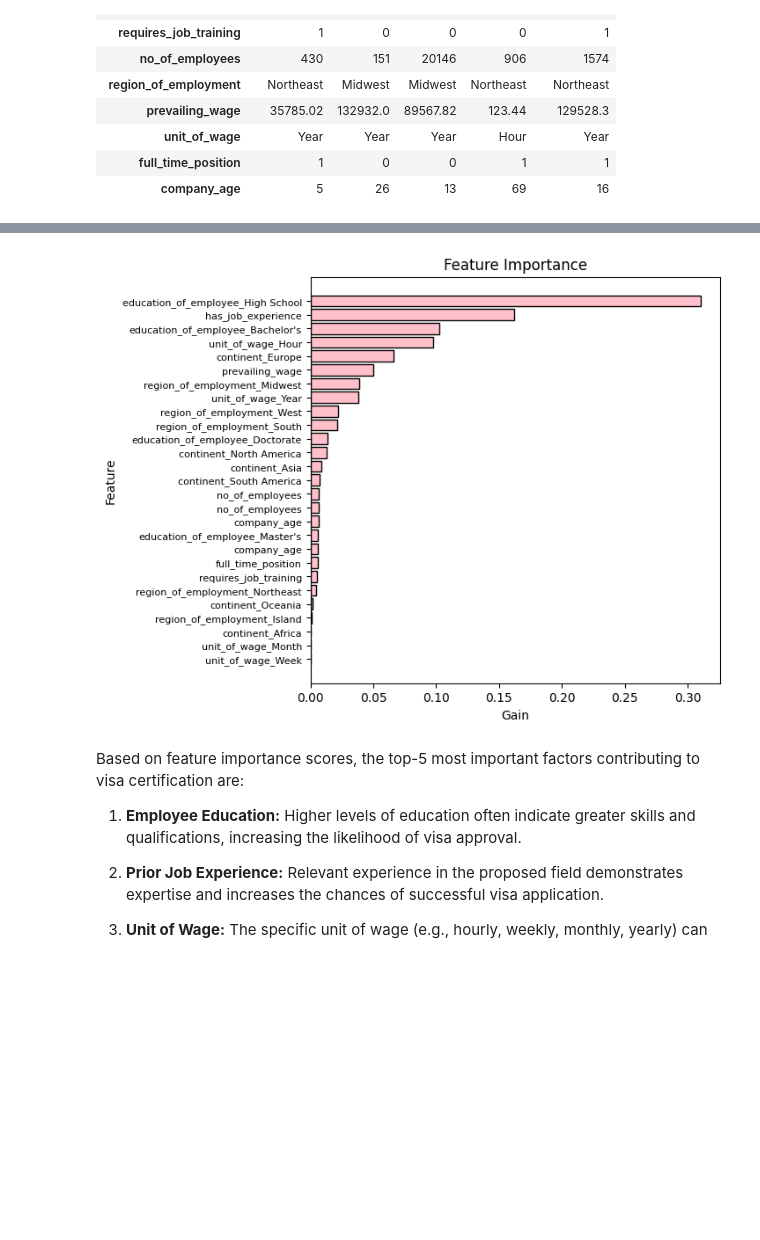
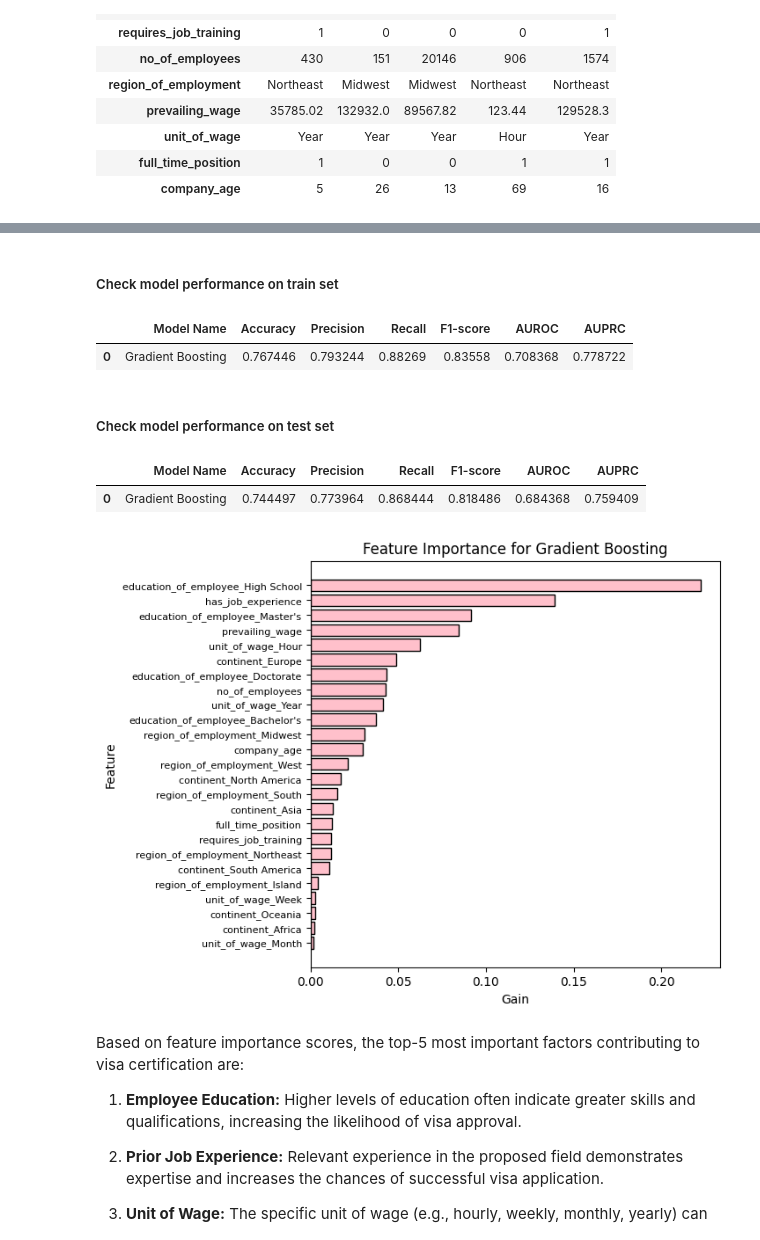
Before and after one commit to wanyingng/visa-approval-prediction, a Jupyter notebook: notebook/model_training.ipynb, the cells around one changed output, grey strips where cells are left out. Saved outputs shown, nothing was run; the diff lists cells and outputs as text; code cells hidden in the pictures; blank space fills up the shorter version.

```diff
--- a/notebook/model_training.ipynb
+++ b/notebook/model_training.ipynb
@@ -1092,29 +1179,38 @@ from sklearn.model_selection import RandomizedSearchCV
 # %%
 # Initialize parameters for Hyperparameter Tuning
 gb_params = {
-    'n_estimators': [8, 16, 32, 64, 128, 256],
-    'learning_rate': [0.1, 0.01, 0.05, 0.001],
-    'max_depth': [3, 4, 5, 6, 8, 10],
-    'min_samples_leaf': [1, 3, 5, 10, 25, 50],
-    'subsample': [0.6, 0.7, 0.75, 0.8, 0.85, 0.9]
+    'n_estimators': [100, 300, 500, 1000],
+    'learning_rate': [0.01, 0.05, 0.1, 0.2],
+    'max_depth': [3, 5, 7, 10],
+    'min_samples_split': [2, 5, 10],
+    'min_samples_leaf': [1, 3, 5],
+    'subsample': [0.7, 0.75, 0.8, 0.9, 1.0],
+    'max_features': ['auto', 'sqrt', 'log2', None]
+}
+
+lgbm_params = {
+    'num_leaves': [20, 31, 40, 50],
+    'learning_rate': [0.01, 0.05, 0.1, 0.2],
+    'max_depth': [-1, 5, 10, 15],
+    'min_child_samples': [10, 20, 30, 50],
+    'reg_alpha': [0, 0.1, 0.5, 1],
+    'reg_lambda': [0, 0.1, 0.5, 1],
+    'n_estimators': [100, 500, 1000]
 }
 
 cb_params = {
-    'learning_rate': [0.01, 0.03, 0.05, 0.08, 0.1],
-    'depth': [3, 4, 5, 6, 8, 10],
-    'iterations': [30, 50, 100, 300, 500]
-}
-
-sv_params = {
-    'C': [0.1, 1, 10, 100, 1000],
-    'gamma': [1, 0.1, 0.01, 0.001, 0.0001],
-    'kernel': ['rbf']
+    'iterations': [300, 500, 1000, 1500],
+    'learning_rate': [0.01, 0.03, 0.05, 0.1],
+    'depth': [4, 6, 8, 10],
+    'l2_leaf_reg': [1, 3, 5],
+    'subsample': [0.7, 0.8, 1.0],
+    'colsample_bylevel': [0.7, 0.8, 1.0]
 }
 
 models_grid = [
-    ('Gradient Boosting', GradientBoostingClassifier(random_state=42), gb_params),
-    ('CatBoosting Classifier', CatBoostClassifier(random_state=42, verbose=False), cb_params),
-    ('Support Vector Classifier', SVC(random_state=42), sv_params)
+    ('Gradient Boosting', GradientBoostingClassifier(random_state=SEED), gb_params),
+    ('LightGBM', LGBMClassifier(random_state=SEED, verbosity=-1), lgbm_params),
+    ('CatBoosting Classifier', CatBoostClassifier(random_state=SEED, verbose=False), cb_params)
 ]
 # %%
 models_param = {}
@@ -1808,20 +1965,34 @@ make_confusion_matrix(cf_matrix, group_names=labels, categories=categories, cmap
+# %% [markdown]
+##### Check model performance on train set
+# %%
+best_train_perf_report
+# %% [output]
+|  | Model Name | Accuracy | Precision | Recall | F1-score | AUROC | AUPRC |
+| 0 | Gradient Boosting | 0.767446 | 0.793244 | 0.88269 | 0.83558 | 0.708368 | 0.778722 |
+# %% [markdown]
+##### Check model performance on test set
+# %%
+best_val_perf_report
+# %% [output]
+|  | Model Name | Accuracy | Precision | Recall | F1-score | AUROC | AUPRC |
+| 0 | Gradient Boosting | 0.744497 | 0.773964 | 0.868444 | 0.818486 | 0.684368 | 0.759409 |
 # %%
 feature_names = [row.split('__')[1] for row in list(preprocessor.get_feature_names_out())]
 importances = best_model.feature_importances_
 indices = np.argsort(importances)
 
 # Plot the bar graph for feature importance
 plt.figure(figsize=(6, 6))
 
-plt.title("Feature Importance")
+plt.title("Feature Importance for Gradient Boosting")
 plt.barh(range(len(indices)), importances[indices], color='pink', edgecolor='black', align="center")
 plt.yticks(range(len(indices)), [feature_names[i] for i in indices], fontsize=8)
 plt.xlabel("Gain")
 plt.ylabel('Feature')
 
 plt.show()
 # %% [output]
-[figure, old version]
+[figure, new version]
 # %% [markdown]
 Based on feature importance scores, the top-5 most important factors contributing to visa certification are:
 
```
Also changed, not shown: parts of 112 cells of this notebook, 4 other files.
